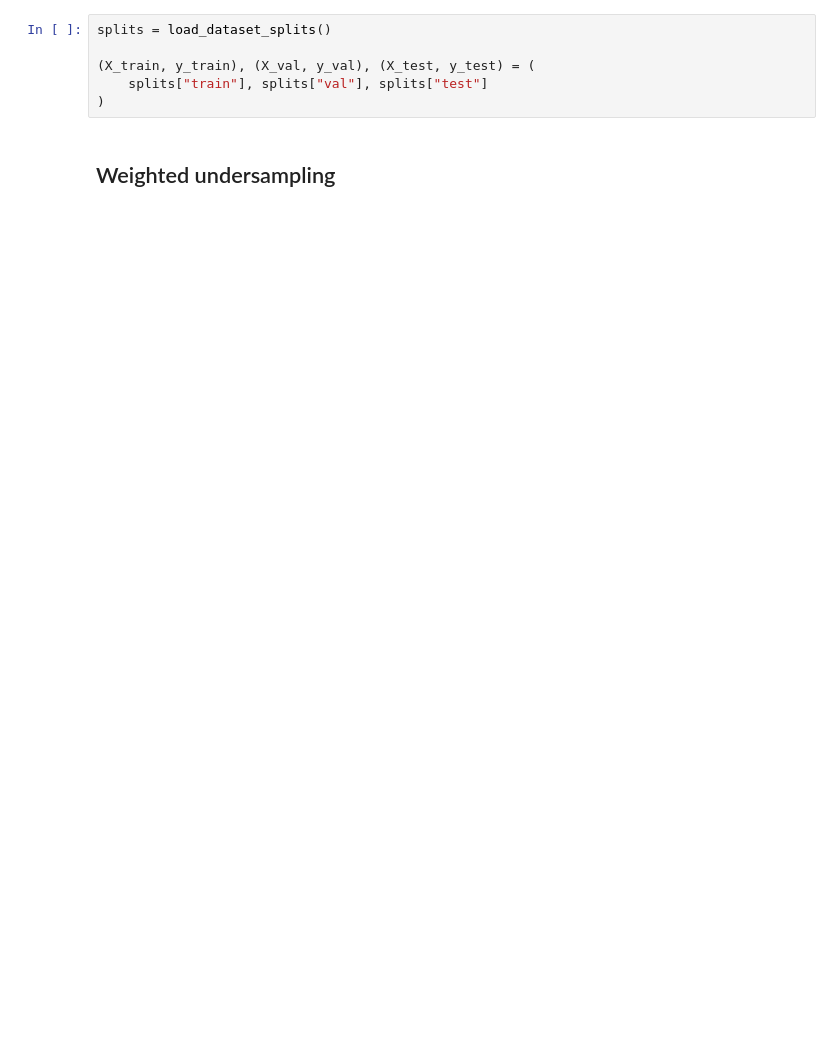
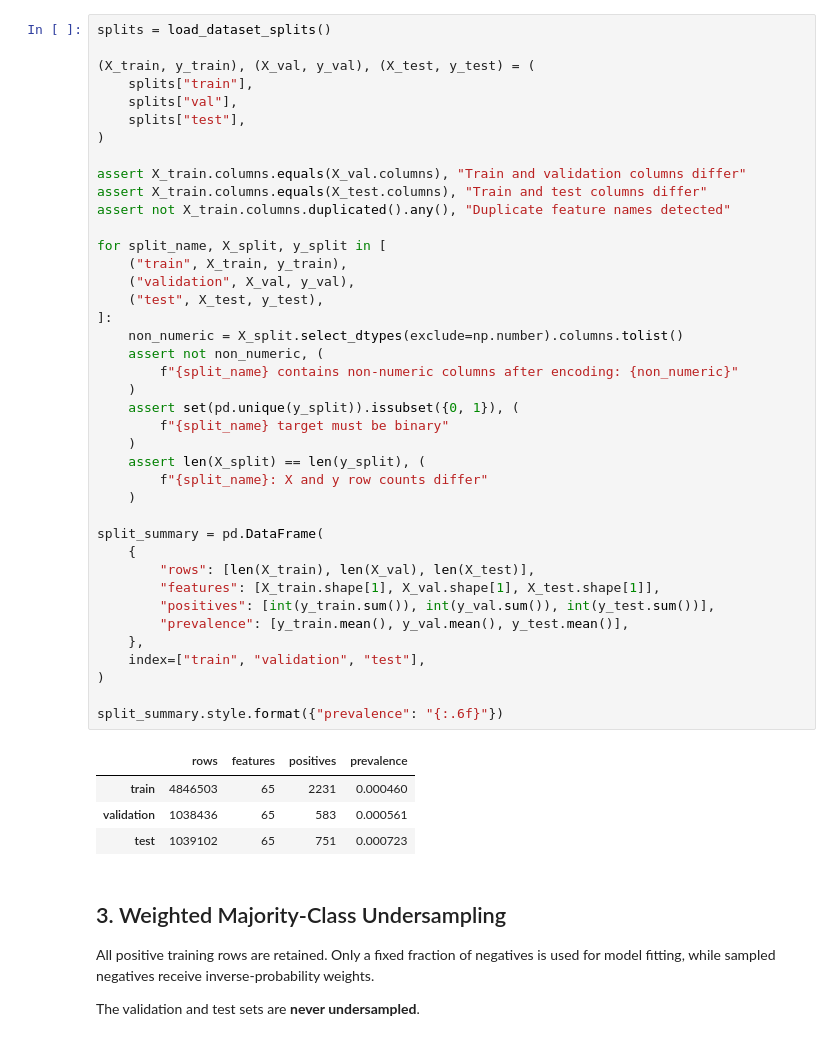
Before and after one commit to WSL-AI/AML, a Jupyter notebook: notebooks/03_training.ipynb, the cells around one changed output. Cells and saved outputs as stored; diff of their text form; blank space fills up the shorter version.

Commit message:
change to target enc

```diff
--- a/notebooks/03_training.ipynb
+++ b/notebooks/03_training.ipynb
@@ -37,11 +61,54 @@ SPLIT_OUTPUT_DIR = DATA_DIR
 # %%
 splits = load_dataset_splits()
 
 (X_train, y_train), (X_val, y_val), (X_test, y_test) = (
-    splits["train"], splits["val"], splits["test"]
+    splits["train"],
+    splits["val"],
+    splits["test"],
 )
+
+assert X_train.columns.equals(X_val.columns), "Train and validation columns differ"
+assert X_train.columns.equals(X_test.columns), "Train and test columns differ"
+assert not X_train.columns.duplicated().any(), "Duplicate feature names detected"
+
+for split_name, X_split, y_split in [
+    ("train", X_train, y_train),
+    ("validation", X_val, y_val),
+    ("test", X_test, y_test),
+]:
+    non_numeric = X_split.select_dtypes(exclude=np.number).columns.tolist()
+    assert not non_numeric, (
+        f"{split_name} contains non-numeric columns after encoding: {non_numeric}"
+    )
+    assert set(pd.unique(y_split)).issubset({0, 1}), (
+        f"{split_name} target must be binary"
+    )
+    assert len(X_split) == len(y_split), (
+        f"{split_name}: X and y row counts differ"
+    )
+
+split_summary = pd.DataFrame(
+    {
+        "rows": [len(X_train), len(X_val), len(X_test)],
+        "features": [X_train.shape[1], X_val.shape[1], X_test.shape[1]],
+        "positives": [int(y_train.sum()), int(y_val.sum()), int(y_test.sum())],
+        "prevalence": [y_train.mean(), y_val.mean(), y_test.mean()],
+    },
+    index=["train", "validation", "test"],
+)
+
+split_summary.style.format({"prevalence": "{:.6f}"})
+# %% [output]
+|  | rows | features | positives | prevalence |
+| train | 4846503 | 65 | 2231 | 0.000460 |
+| validation | 1038436 | 65 | 583 | 0.000561 |
+| test | 1039102 | 65 | 751 | 0.000723 |
 # %% [markdown]
-## Weighted undersampling
+## 3. Weighted Majority-Class Undersampling
+
+All positive training rows are retained. Only a fixed fraction of negatives is used for model fitting, while sampled negatives receive inverse-probability weights.
+
+The validation and test sets are **never undersampled**.
 # %%
 y_array = y_train.to_numpy()
 positive_positions = np.flatnonzero(y_array == 1)
```
Also changed, not shown: parts of 28 cells of this notebook.
